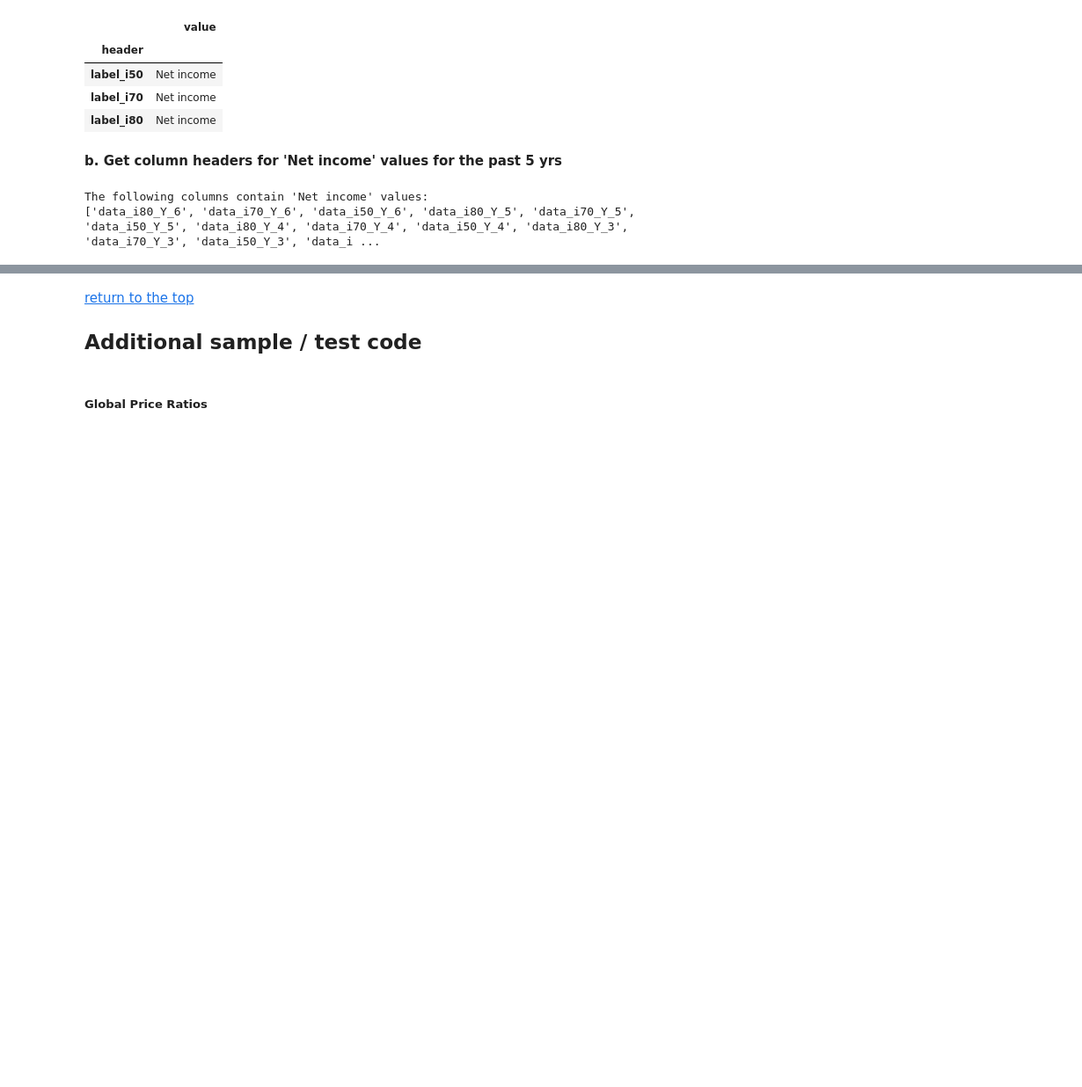
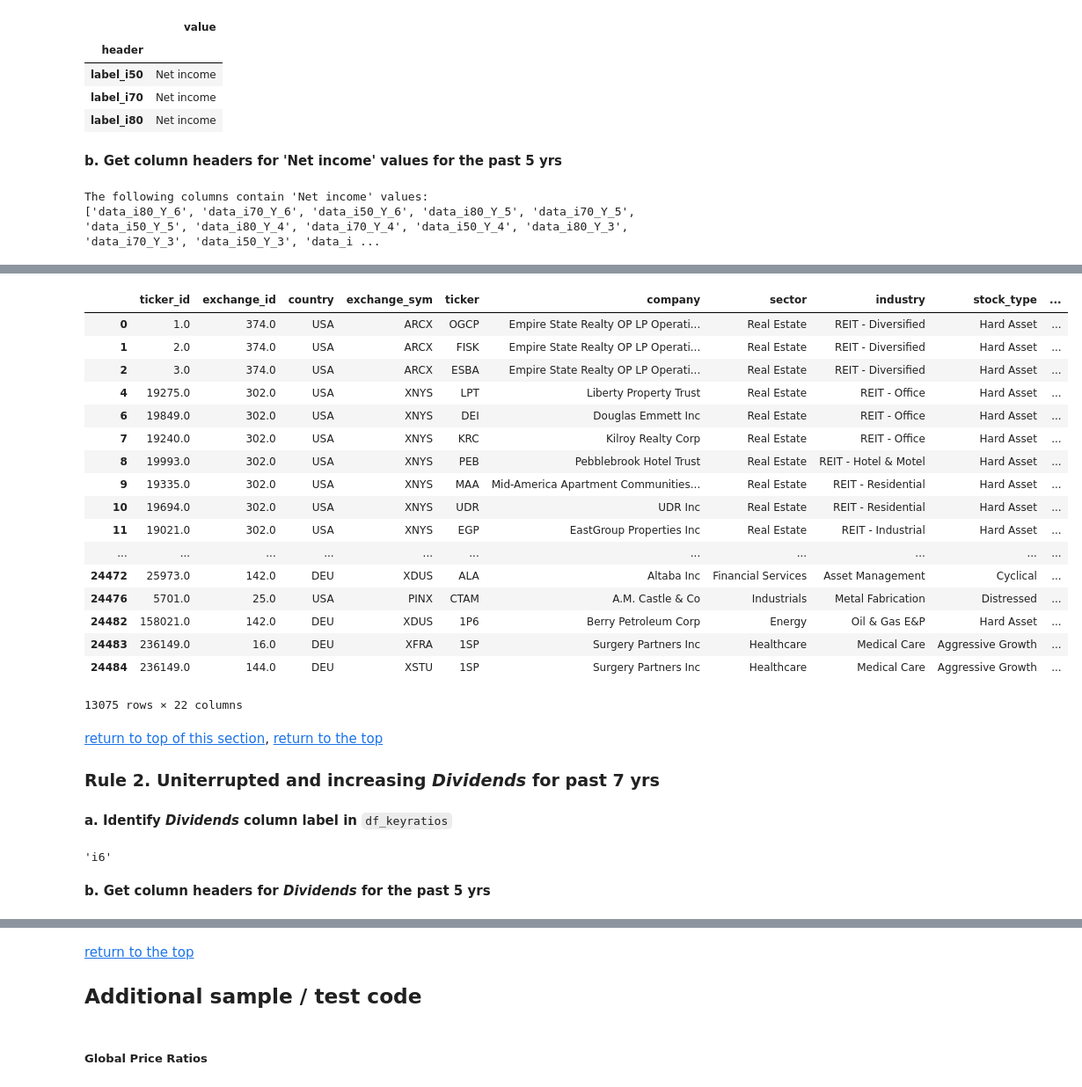
Before and after one commit to caiobran/mstables, a Jupyter notebook: data_overview.ipynb, the cells around one changed output, grey strips where cells are left out. Shown at 88% size. Cells and saved outputs as stored; diff of their text form; code cells hidden in the pictures; blank space fills up the shorter version.

```diff
--- a/data_overview.ipynb
+++ b/data_overview.ipynb
@@ -1150,8 +1148,12 @@ def get_icols(col):
             return True
     return False
 
-cols = sorted(list(filter(get_icols, df_annualIS.columns)), key=lambda r: (r[-1], r[5:8]), reverse=True)
-print('The following columns contain \'{}\' values:\n{}'.format(data, cols))
+main_cols1 = ['ticker_id', 'exchange_id',
+             'country', 'exchange_sym', 'ticker', 'company',
+             'sector', 'industry', 'stock_type', 'style',
+             'Y6', 'Y5', 'Y4', 'Y3', 'Y2', 'Y1']
+data_cols = sorted(list(filter(get_icols, df_annualIS.columns)), key=lambda r: (r[-1], r[5:8]), reverse=True)
+print('The following columns contain \'{}\' values:\n{}'.format(data, data_cols))
 # %% [output]
 The following columns contain 'Net income' values:
 ['data_i80_Y_6', 'data_i70_Y_6', 'data_i50_Y_6', 'data_i80_Y_5', 'data_i70_Y_5', 'data_i50_Y_5', 'data_i80_Y_4', 'data_i70_Y_4', 'data_i50_Y_4', 'data_i80_Y_3', 'data_i70_Y_3', 'data_i50_Y_3', 'data_i ...
@@ -1191,0 +1162,70 @@ df_netincome_5yr
+# %%
+df_netinc5 = (df_annualIS
+              .where((df_annualIS['security_type'] == 'Stock') &
+                     (df_annualIS['Y5'] >= pd.to_datetime('2018-01')))
+              .dropna(axis=0, how='all')
+              .drop(['country'], axis=1)
+              .rename(columns={'country_c3':'country'})
+             )[main_cols1 + data_cols]
+
+np_netinc = df_netinc5[data_cols].values
+netinc_cols = [('Net_Income_Y' + data_cols[i * 3][-1], (i * 3, i * 3 + 1, i * 3 + 2))
+               for i in range(int(len(data_cols)/3))]
+
+vals = []
+for row in np_netinc:
+    row_vals = []
+    for i in range(len(netinc_cols)):
+        val = None
+        for col in netinc_cols[i][1]:
+            if not np.isnan(row[col]):
+                val = row[col]
+                break
+        row_vals.append(val)
+    vals.append(row_vals)
+
+df_vals = pd.DataFrame(vals, columns=list(zip(*netinc_cols))[0])
+df_netinc5 = df_netinc5[main_cols1].join(df_vals)
+# %%
+df_rule1 = df_netinc5.where((df_netinc5['Net_Income_Y6'] > 0) &
+                            ((df_netinc5['Net_Income_Y5'] > 0) | (df_netinc5['Net_Income_Y5'].isna())) &
+                            ((df_netinc5['Net_Income_Y4'] > 0) | (df_netinc5['Net_Income_Y4'].isna())) &
+                            ((df_netinc5['Net_Income_Y3'] > 0) | (df_netinc5['Net_Income_Y3'].isna())) &
+                            ((df_netinc5['Net_Income_Y2'] > 0) | (df_netinc5['Net_Income_Y2'].isna())) &
+                            ((df_netinc5['Net_Income_Y1'] > 0) | (df_netinc5['Net_Income_Y1'].isna()))
+                           ).dropna(axis=0, how='all')
+# %%
+df_rule1
+# %% [output]
+|  | ticker_id | exchange_id | country | exchange_sym | ticker | company | sector | industry | stock_type | ... |
+| 0 | 1.0 | 374.0 | USA | ARCX | OGCP | Empire State Realty OP LP Operati... | Real Estate | REIT - Diversified | Hard Asset | ... |
+| 1 | 2.0 | 374.0 | USA | ARCX | FISK | Empire State Realty OP LP Operati... | Real Estate | REIT - Diversified | Hard Asset | ... |
+| 2 | 3.0 | 374.0 | USA | ARCX | ESBA | Empire State Realty OP LP Operati... | Real Estate | REIT - Diversified | Hard Asset | ... |
+| 4 | 19275.0 | 302.0 | USA | XNYS | LPT | Liberty Property Trust | Real Estate | REIT - Office | Hard Asset | ... |
+| 6 | 19849.0 | 302.0 | USA | XNYS | DEI | Douglas Emmett Inc | Real Estate | REIT - Office | Hard Asset | ... |
+| 7 | 19240.0 | 302.0 | USA | XNYS | KRC | Kilroy Realty Corp | Real Estate | REIT - Office | Hard Asset | ... |
+| 8 | 19993.0 | 302.0 | USA | XNYS | PEB | Pebblebrook Hotel Trust | Real Estate | REIT - Hotel & Motel | Hard Asset | ... |
+| 9 | 19335.0 | 302.0 | USA | XNYS | MAA | Mid-America Apartment Communities... | Real Estate | REIT - Residential | Hard Asset | ... |
+| 10 | 19694.0 | 302.0 | USA | XNYS | UDR | UDR Inc | Real Estate | REIT - Residential | Hard Asset | ... |
+| 11 | 19021.0 | 302.0 | USA | XNYS | EGP | EastGroup Properties Inc | Real Estate | REIT - Industrial | Hard Asset | ... |
+| ... | ... | ... | ... | ... | ... | ... | ... | ... | ... | ... |
+| 24472 | 25973.0 | 142.0 | DEU | XDUS | ALA | Altaba Inc | Financial Services | Asset Management | Cyclical | ... |
+| 24476 | 5701.0 | 25.0 | USA | PINX | CTAM | A.M. Castle & Co | Industrials | Metal Fabrication | Distressed | ... |
+| 24482 | 158021.0 | 142.0 | DEU | XDUS | 1P6 | Berry Petroleum Corp | Energy | Oil & Gas E&P | Hard Asset | ... |
+| 24483 | 236149.0 | 16.0 | DEU | XFRA | 1SP | Surgery Partners Inc | Healthcare | Medical Care | Aggressive Growth | ... |
+| 24484 | 236149.0 | 144.0 | DEU | XSTU | 1SP | Surgery Partners Inc | Healthcare | Medical Care | Aggressive Growth | ... |
+13075 rows × 22 columns
+# %% [markdown]
+[return to top of this section](#value),
+[return to the top](#top)
+<a id="rule2"></a>
+### Rule 2. Uniterrupted and increasing *Dividends* for past 7 yrs
+# %% [markdown]
+**a. Identify *Dividends* column label in** `df_keyratios`
+# %%
+icol = df_labels_kratios[df_labels_kratios == 'Dividends'].index[0]
+icol
+# %% [output]
+'i6'
+# %% [markdown]
+**b. Get column headers for *Dividends* for the past 5 yrs**
```
Also changed, not shown: parts of 39 cells of this notebook, 2 other files.
